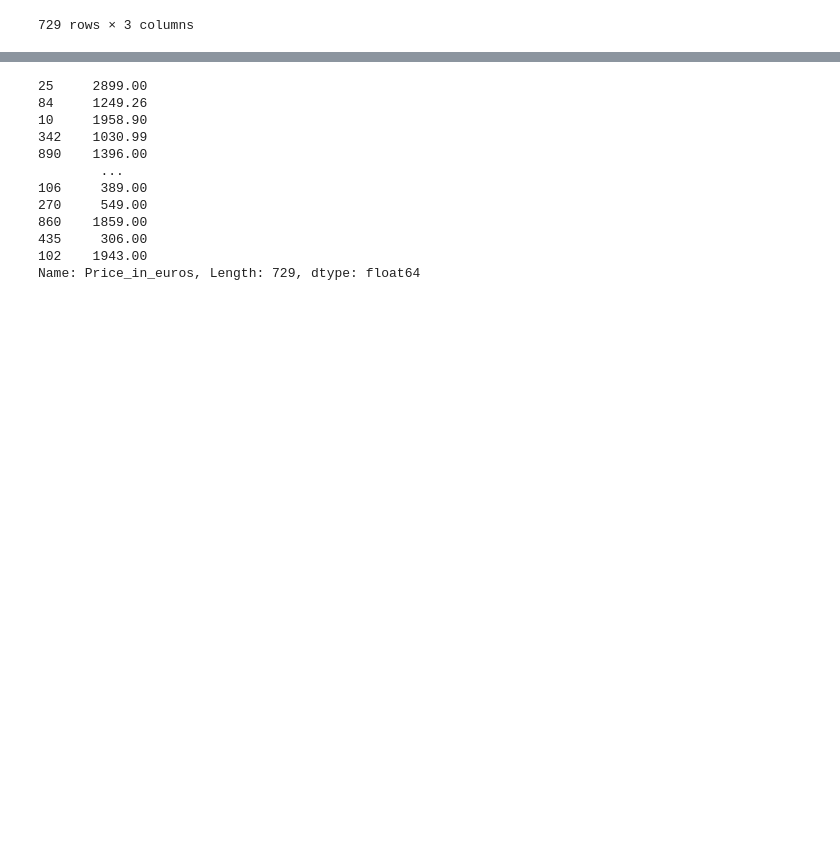
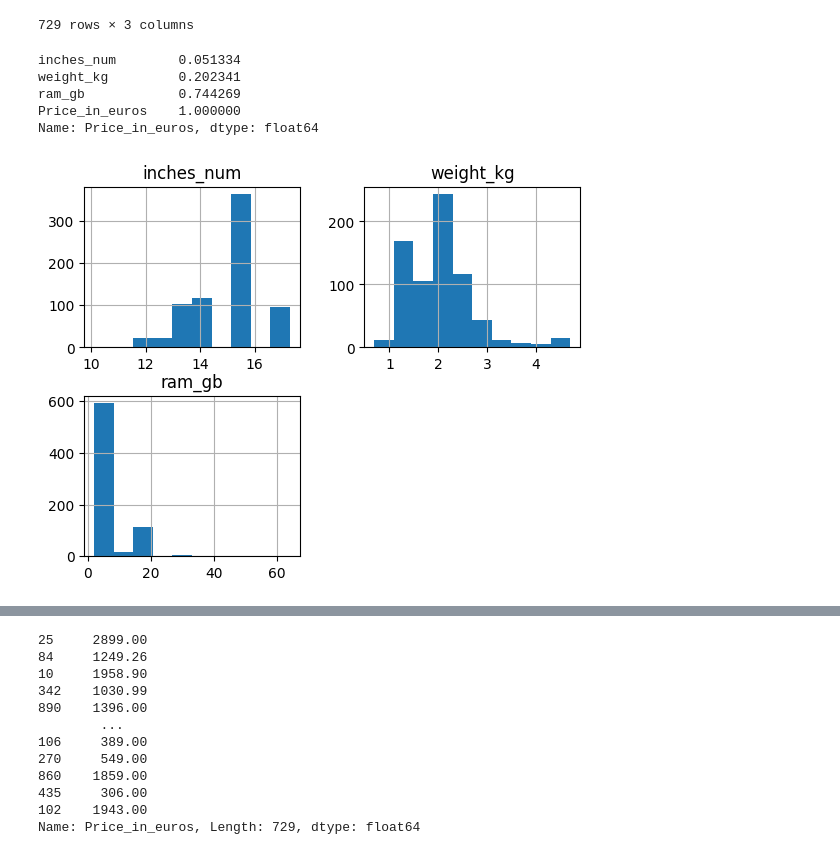
Before and after one commit to jacobo010/ONLINE_DS_THEBRIDGE_jacobo, a Jupyter notebook: Programacion_basica/Kaggle/Segundo_modelo.ipynb, the cells around one changed output, grey strips where cells are left out. Cells and saved outputs as stored; diff of their text form; code cells hidden in the pictures; blank space fills up the shorter version.

```diff
--- a/Programacion_basica/Kaggle/Segundo_modelo.ipynb
+++ b/Programacion_basica/Kaggle/Segundo_modelo.ipynb
@@ -141,3 +150,17 @@ X_train
 | 435 | 15.6 | 2.20 | 4.0 |
 | 102 | 14.0 | 1.70 | 8.0 |
 729 rows × 3 columns
+# %%
+df_concat = pd.concat([X_train, y_train], axis = 1)
+corr = df_concat.corr()['Price_in_euros']
+corr
+# %% [output]
+inches_num        0.051334
+weight_kg         0.202341
+ram_gb            0.744269
+Price_in_euros    1.000000
+Name: Price_in_euros, dtype: float64
+# %%
+X_train.hist();
+# %% [output]
+[figure, added]
```
Also changed, not shown: parts of 13 cells of this notebook, 4 other files.
